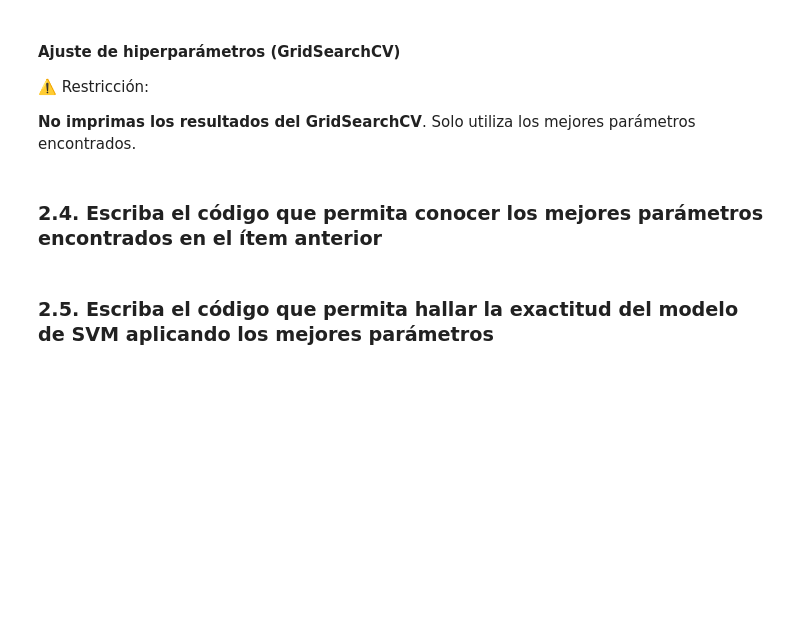
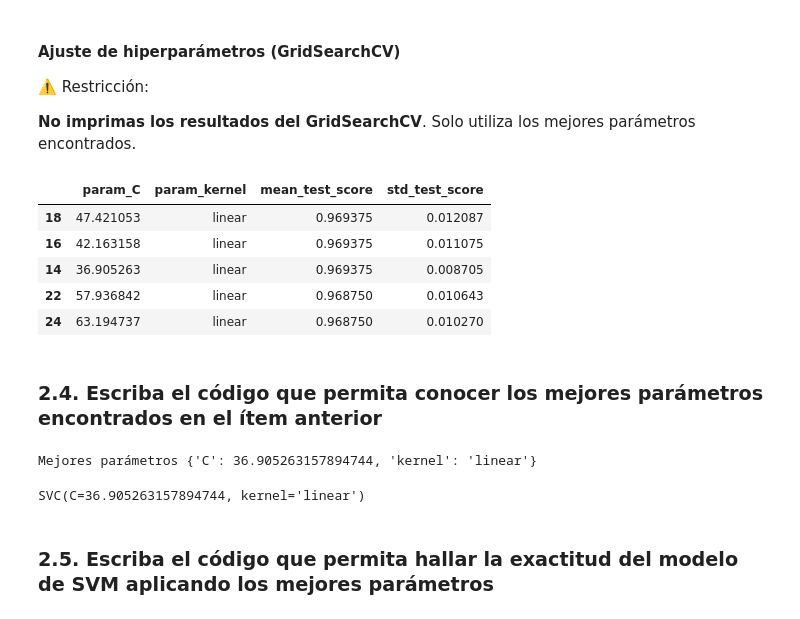
Before and after one commit to OctavioPinoRosas/Master-Inteligencia-Artificial-UNIR, a Jupyter notebook: Aprendizaje Automatico/Actividad 1/Actividad1.ipynb, the cells around one changed output. Drawn from its saved outputs; the diff is of its cells as text; code cells hidden in the pictures; blank space fills up the shorter version.

Commit message:
Add Application of SVM to the data

```diff
--- a/Aprendizaje Automatico/Actividad 1/Actividad1.ipynb
+++ b/Aprendizaje Automatico/Actividad 1/Actividad1.ipynb
@@ -278,8 +278,8 @@ X_train, X_test, y_train, y_test = train_test_split(
 # %%
 # Código para reescalar X_train y X_test mediante StandardScaler
 scaler_train = StandardScaler()
-X_train = scaler_train.fit_transform(X_train)
-X_test = scaler_train.transform(X_test)
+X_train_scaler = scaler_train.fit_transform(X_train)
+X_test_scaler = scaler_train.transform(X_test)
 # %% [markdown]
 # 2. Aplicación de SVM sobre los datos
 
@@ -290,6 +290,8 @@ A partir de esta sección, utiliza los datos estandarizados.
 ### **2.1. Escriba el código que permita crear un modelo utilizando SVM con kernel lineal, el valor de C =1 y random_state=seed**
 # %%
 # Creación del modelo SVM lineal
-modeloSVM =
+modeloSVM = SVC(kernel= 'linear', C=1, random_state=seed)
+# Entrenamiento del modelo
+modeloSVM.fit(X_train_scaler, y_train)
 # %% [output]
 SVC(C=1, kernel='linear', random_state=1234)
@@ -309,7 +350,56 @@ predictSVM
 **No imprimas los resultados del GridSearchCV**. Solo utiliza los mejores parámetros encontrados.
 # %%
 # Para que no se impriman los resultados, estos se asignan a _
+
+# Parametros solicitados
+param_grid = {
+    'C': np.linspace(0.1, 100, 20),
+    'kernel': ('linear', 'rbf')
+}
+
+grid = GridSearchCV(
+    estimator=SVC(),
+    param_grid=param_grid,
+    cv=5,
+    n_jobs=-1,
+    verbose=0,
+    refit=True
+)
+
+# Entrenamiento
+_ = grid.fit(X_train_scaler, y_train)
+
+# Predicción en test
+y_pred = grid.predict(X_test_scaler)
+
+# Resultados
+resultados = (
+    pd.DataFrame(grid.cv_results_)
+    .filter(regex='(param.*|mean_t|std_t)')
+    .drop(columns='params')
+    .sort_values('mean_test_score', ascending=False)
+    .head(5)
+)
+
+resultados
+# %% [output]
+|  | param_C | param_kernel | mean_test_score | std_test_score |
+| 18 | 47.421053 | linear | 0.969375 | 0.012087 |
+| 16 | 42.163158 | linear | 0.969375 | 0.011075 |
+| 14 | 36.905263 | linear | 0.969375 | 0.008705 |
+| 22 | 57.936842 | linear | 0.968750 | 0.010643 |
+| 24 | 63.194737 | linear | 0.968750 | 0.010270 |
 # %% [markdown]
 ### **2.4. Escriba el código que permita conocer los mejores parámetros encontrados en el ítem anterior**
+# %%
+# Mejor parámetro
+print(f'Mejores parámetros {grid.best_params_}')
+# %% [output]
+Mejores parámetros {'C': 36.905263157894744, 'kernel': 'linear'}
+# %%
+# Modelo después del ajuste de hiperparámetros
+print(grid.best_estimator_)
+# %% [output]
+SVC(C=36.905263157894744, kernel='linear')
 # %% [markdown]
 ### **2.5. Escriba el código que permita hallar la exactitud del modelo de SVM aplicando los mejores parámetros**
```
Also changed, not shown: parts of 9 cells of this notebook.
